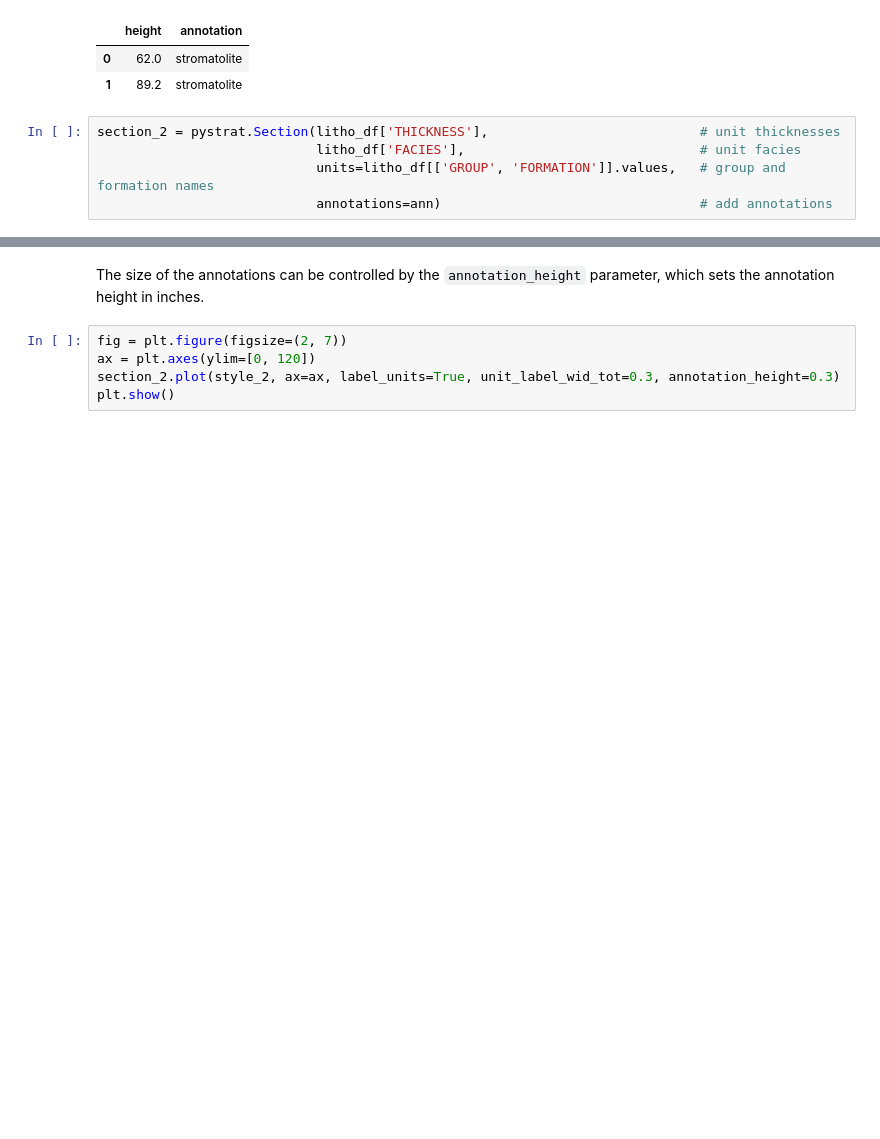
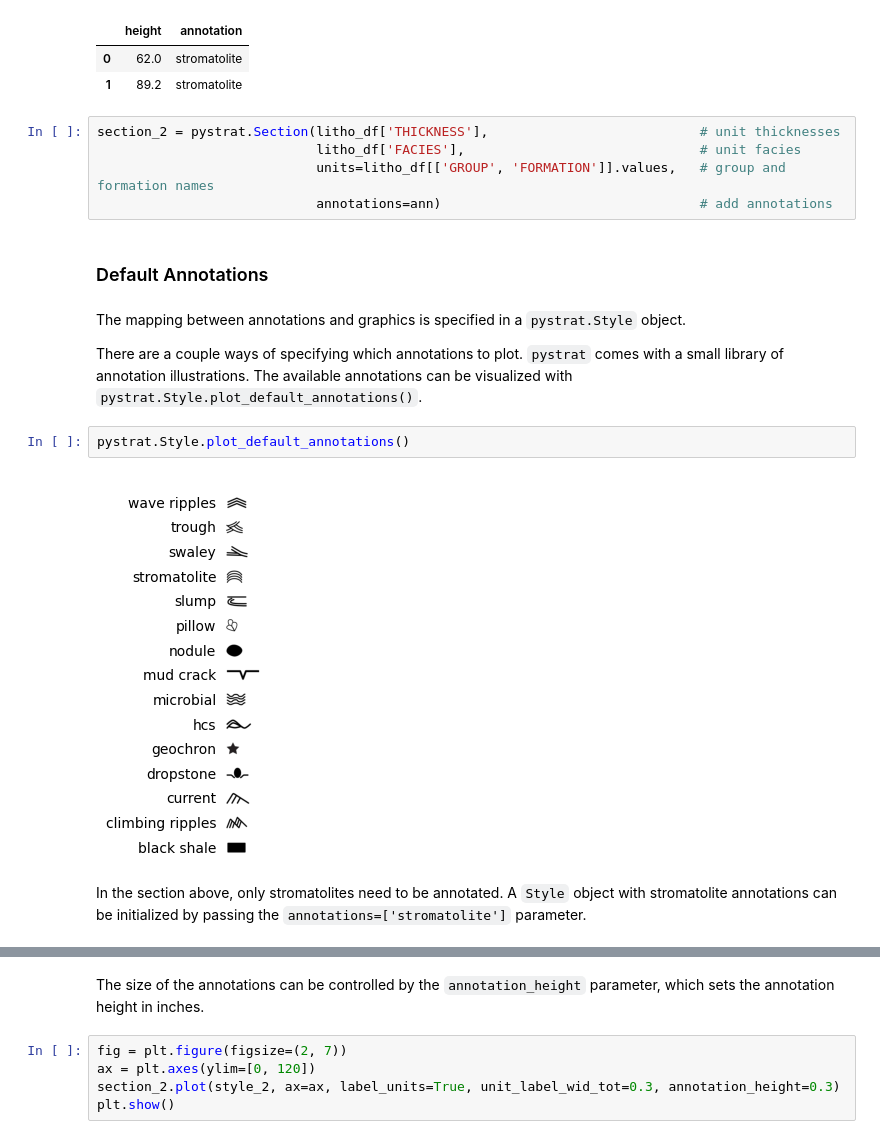
Before and after one commit to yuempark/pystrat, a Jupyter notebook: docs/sections.ipynb, the cells around one changed output, grey strips where cells are left out. Saved outputs shown, nothing was run; the diff lists cells and outputs as text; blank space fills up the shorter version.

```diff
--- a/docs/sections.ipynb
+++ b/docs/sections.ipynb
@@ -67,3 +67,15 @@ section_2 = pystrat.Section(litho_df['THICKNESS'],                           # u
                             litho_df['FACIES'],                              # unit facies
                             units=litho_df[['GROUP', 'FORMATION']].values,   # group and formation names
                             annotations=ann)                                 # add annotations
+# %% [markdown]
+### Default Annotations
+# %% [markdown]
+The mapping between annotations and graphics is specified in a `pystrat.Style` object.
+
+There are a couple ways of specifying which annotations to plot. `pystrat` comes with a small library of annotation illustrations. The available annotations can be visualized with `pystrat.Style.plot_default_annotations()`.
+# %%
+pystrat.Style.plot_default_annotations()
+# %% [output]
+[figure, added]
+# %% [markdown]
+In the section above, only stromatolites need to be annotated. A `Style` object with stromatolite annotations can be initialized by passing the `annotations=['stromatolite']` parameter.
```
Also changed, not shown: parts of 14 cells of this notebook, 2 other files.
